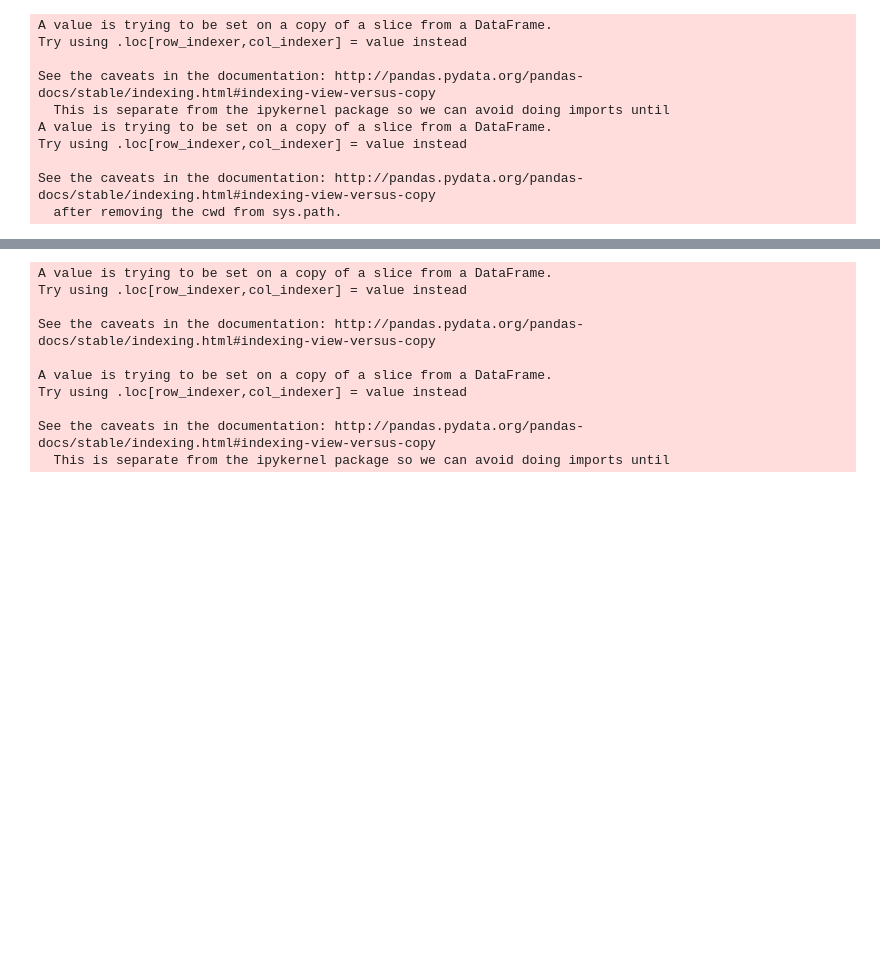
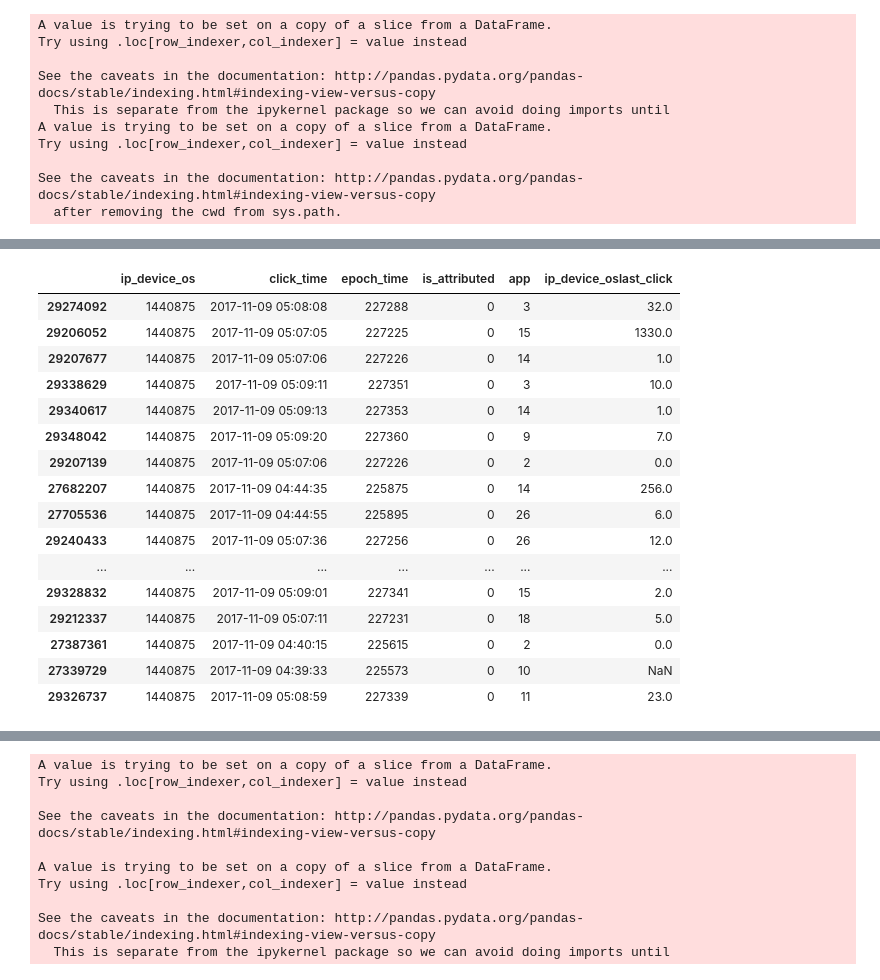
Before and after one commit to mohsinkhn/Talking_data_codes, a Jupyter notebook: LGB_v5.ipynb, the cells around one changed output, grey strips where cells are left out. Cells and saved outputs as stored; diff of their text form; code cells hidden in the pictures; blank space fills up the shorter version.

```diff
--- a/LGB_v5.ipynb
+++ b/LGB_v5.ipynb
@@ -51,7 +81,7 @@ def plot_feature(df, col):
     plt.show()
 # %%
 def time_details(df):
-    df['epoch_time'] = ((pd.to_datetime(df['click_time']) - pd.to_datetime("2017-11-06 14:00:00"))/10**9).astype(np.int64).astype(np.uint32)
+    df['epoch_time'] = ((pd.to_datetime(df['click_time']) - pd.to_datetime("2017-11-06 14:00:00"))).astype(np.int64)//10**9
     df['seconds'] = (df['epoch_time'] % 60).astype(np.uint8)
     df['epoch_minute'] = (df['epoch_time'] // 60).astype(np.uint32)
     df['minutes'] = (df['epoch_minute'] % 60).astype(np.uint8)
@@ -246,0 +294,21 @@ See the caveats in the documentation: http://pandas.pydata.org/pandas-docs/stabl
+# %%
+@load_if_saved
+def get_mean_feature(tr, val, cols, target, tr_filename="../output/tr_tmp.pkl",
+                     val_filename="../output/val_tmp.pkl", cv=5, thresh=2, seed=786, rewrite=False):
+    all_cols = cols + [target]
+
+    mean_enc = TargetEncoder(cols=cols,  targetcol=target, func='mean')
+    cvlist = KFold(n_splits=cv, shuffle=True, random_state=seed).split(tr[target])
+
+    tr_data = cross_val_predict(mean_enc, tr[all_cols], tr[target], cv=cvlist, method='transform', verbose=1)
+    val_data = mean_enc.fit(tr[all_cols]).transform(val[all_cols])
+
+    return tr_data, val_data
+# %%
+%%time
+tr_data, val_data = get_mean_feature(tr, val, ['app'], 'is_attributed',
+                                     tr_filename="../output/tr_app_cv5mean_786.pkl",
+                                     val_filename="../output/val_app_cv5mean_786.pkl",
+                                     cv=5, seed=786, rewrite=False)
+tr['app_mean'] = tr_data
+val['app_mean'] = val_data
@@ -580,0 +1281,20 @@ See the caveats in the documentation: http://pandas.pydata.org/pandas-docs/stabl
+# %%
+tr.loc[tr.ip_device_os == tr.ip_device_os.sample(1).values[0], ['ip_device_os','click_time', 'epoch_time', 'is_attributed', 'app', 'ip_device_oslast_click']]
+# %% [output]
+|  | ip_device_os | click_time | epoch_time | is_attributed | app | ip_device_oslast_click |
+| 29274092 | 1440875 | 2017-11-09 05:08:08 | 227288 | 0 | 3 | 32.0 |
+| 29206052 | 1440875 | 2017-11-09 05:07:05 | 227225 | 0 | 15 | 1330.0 |
+| 29207677 | 1440875 | 2017-11-09 05:07:06 | 227226 | 0 | 14 | 1.0 |
+| 29338629 | 1440875 | 2017-11-09 05:09:11 | 227351 | 0 | 3 | 10.0 |
+| 29340617 | 1440875 | 2017-11-09 05:09:13 | 227353 | 0 | 14 | 1.0 |
+| 29348042 | 1440875 | 2017-11-09 05:09:20 | 227360 | 0 | 9 | 7.0 |
+| 29207139 | 1440875 | 2017-11-09 05:07:06 | 227226 | 0 | 2 | 0.0 |
+| 27682207 | 1440875 | 2017-11-09 04:44:35 | 225875 | 0 | 14 | 256.0 |
+| 27705536 | 1440875 | 2017-11-09 04:44:55 | 225895 | 0 | 26 | 6.0 |
+| 29240433 | 1440875 | 2017-11-09 05:07:36 | 227256 | 0 | 26 | 12.0 |
+| ... | ... | ... | ... | ... | ... | ... |
+| 29328832 | 1440875 | 2017-11-09 05:09:01 | 227341 | 0 | 15 | 2.0 |
+| 29212337 | 1440875 | 2017-11-09 05:07:11 | 227231 | 0 | 18 | 5.0 |
+| 27387361 | 1440875 | 2017-11-09 04:40:15 | 225615 | 0 | 2 | 0.0 |
+| 27339729 | 1440875 | 2017-11-09 04:39:33 | 225573 | 0 | 10 | NaN |
+| 29326737 | 1440875 | 2017-11-09 05:08:59 | 227339 | 0 | 11 | 23.0 |
```
Also changed, not shown: parts of 70 cells of this notebook, 1 other file.
